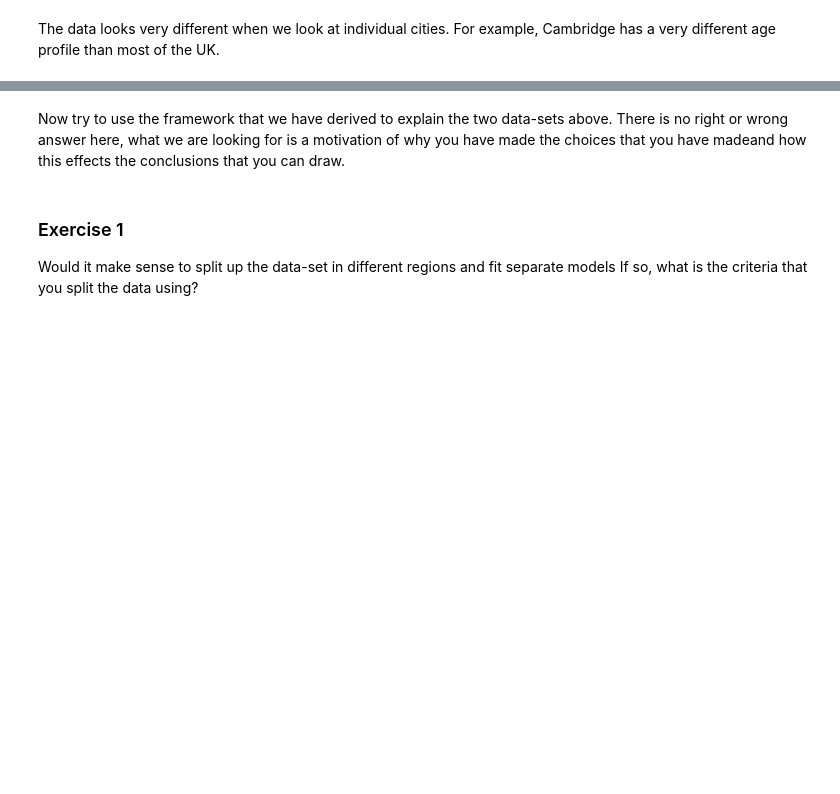
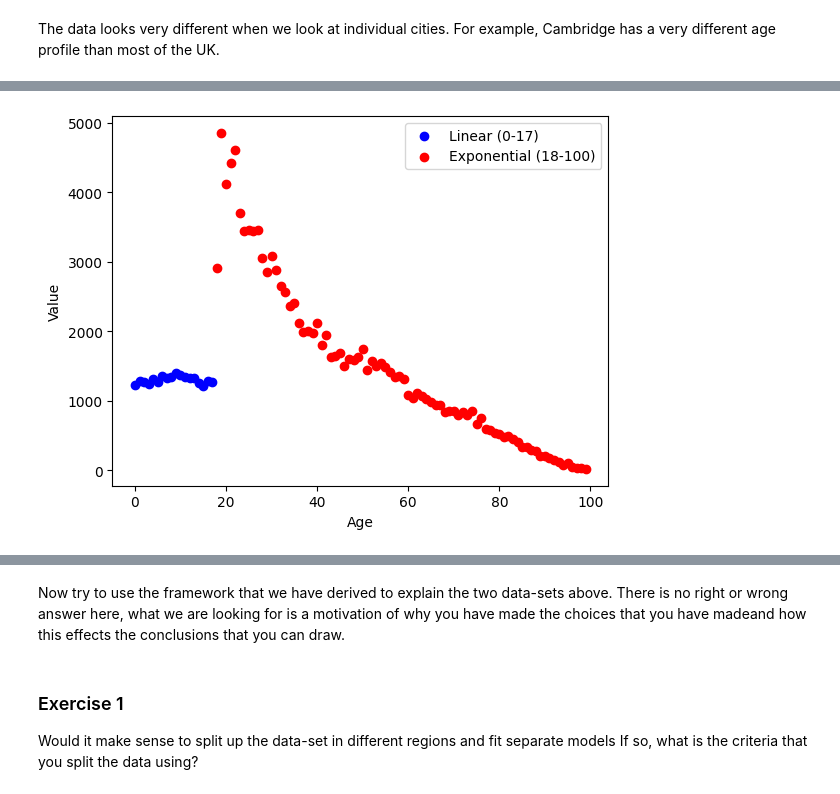
Before and after one commit to Pidongg/pz286_ads_2024, a Jupyter notebook: _notebooks/03-address_glm.ipynb, the cells around one changed output, grey strips where cells are left out. Drawn from its saved outputs; the diff is of its cells as text; code cells hidden in the pictures; blank space fills up the shorter version.

```diff
--- a/_notebooks/03-address_glm.ipynb
+++ b/_notebooks/03-address_glm.ipynb
@@ -707,7 +760,16 @@ example, Cambridge has a very different age profile than most of the UK.
 # %%
-x_values = range(100)
+# Define the segments
+linear_segment = age_df[[i for i in range(18)]].loc['Cambridge']
+exponential_segment = age_df[[i for i in range(18,100)]].loc['Cambridge']
 
-plt.scatter(x_values, age_df.loc['Cambridge'], label='Cambridge')
+# Plot each segment with a different color
+plt.scatter(linear_segment.index, linear_segment.values, label='Linear (0-17)', color='blue')
+# Similar change for exponential_segment
+plt.scatter(exponential_segment.index, exponential_segment.values, label='Exponential (18-100)', color='red')
 
+plt.xlabel('Age')
+plt.ylabel('Value')
 plt.legend()
 plt.show()
+# %% [output]
+[figure, added]
```
Also changed, not shown: parts of 64 cells of this notebook.
